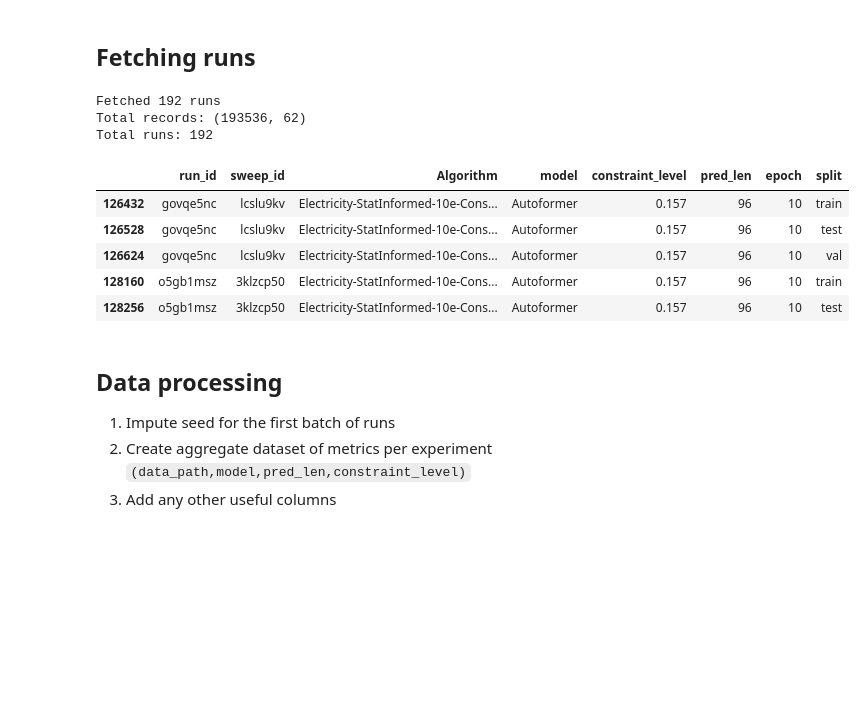
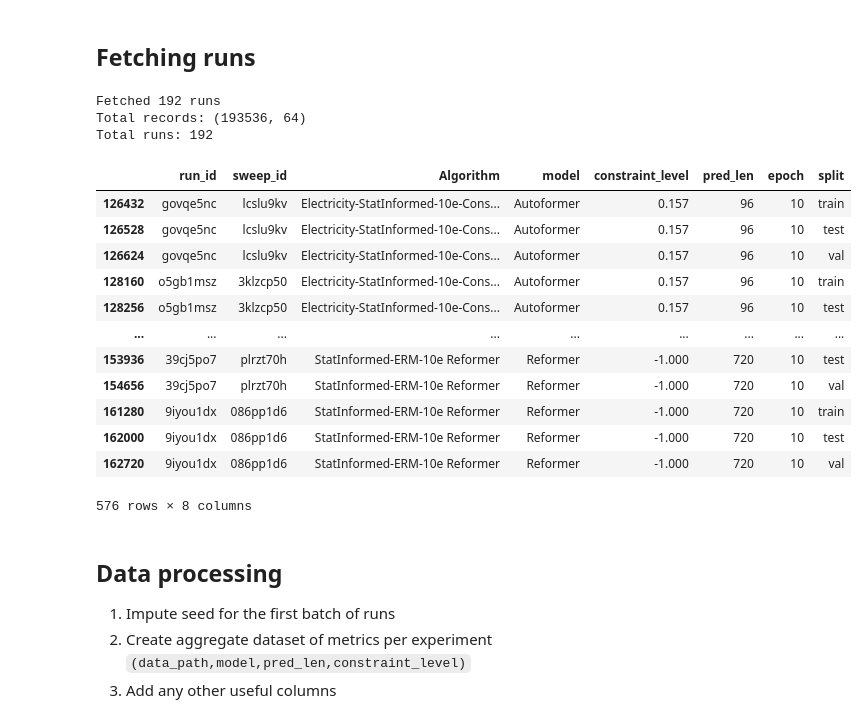
Before and after one commit to thuml/Autoformer, a Jupyter notebook: 2023-09-06 12 - Tables and plots for paper.ipynb, the cells around one changed output. Drawn from its saved outputs; the diff is of its cells as text; code cells hidden in the pictures; blank space fills up the shorter version.

```diff
--- a/2023-09-06 12 - Tables and plots for paper.ipynb
+++ b/2023-09-06 12 - Tables and plots for paper.ipynb
@@ -34,6 +34,12 @@ runs = api.runs(f"{workspace}/{project}",
                     {"state": "finished"}
                 ]})
 
+def tag_experiment(run):
+    for tag in experiment_tags:
+        if tag in run.tags:
+            return tag
+    return ''
+
 all_runs = []
 run_counter = 0
 for run in tqdm(runs):
@@ -50,6 +56,8 @@ for run in tqdm(runs):
                 run_dict["step"]=i
                 run_dict["epoch"]=run.summary["epoch"]
                 run_dict["infeasible_rate"]=run.summary[f"infeasible_rate/{split}"]
+                run_dict["infeasibles"]=run.summary[f"infeasibles/{split}"]
+                run_dict[f"multiplier"] = run.summary[f"multiplier/{i}"] if split == "train" else np.nan
                 run_dict["split"] = split
                 run_dict["run_id"] = run.id
                 # Get either Constrained/ or ERM/ from the run name, then append model name.
@@ -58,6 +66,9 @@ for run in tqdm(runs):
                 run_dict["Algorithm"] = f"{run.name.split('/')[0]} {run.config['model']}"
                 run_dict["sweep_id"] = run.sweep.id
                 #print("Algorithm", run_dict["Algorithm"])
+
+                # Get the experiment tag
+                run_dict["experiment_tag"] = tag_experiment(run)
 
                 # To better plot constrained vs ERM
                 #TODO this is a hack while I consolidate the tags.
@@ -70,19 +81,25 @@ print(f"Total records: {(df.shape)}")
 print(f"Total runs: {df.run_id.nunique()}")
 # %% [output]
 Fetched 192 runs
-Total records: (193536, 62)
+Total records: (193536, 64)
 Total runs: 192
 # %%
 df[['run_id',"sweep_id",'Algorithm','model','constraint_level','pred_len','epoch',"split"]] \
-    .drop_duplicates().sort_values(["pred_len",'Algorithm','model',"constraint_level"]) \
-    .head()
+    .drop_duplicates().sort_values(["pred_len",'Algorithm','model',"constraint_level"])
 # %% [output]
 |  | run_id | sweep_id | Algorithm | model | constraint_level | pred_len | epoch | split |
 | 126432 | govqe5nc | lcslu9kv | Electricity-StatInformed-10e-Cons... | Autoformer | 0.157 | 96 | 10 | train |
 | 126528 | govqe5nc | lcslu9kv | Electricity-StatInformed-10e-Cons... | Autoformer | 0.157 | 96 | 10 | test |
 | 126624 | govqe5nc | lcslu9kv | Electricity-StatInformed-10e-Cons... | Autoformer | 0.157 | 96 | 10 | val |
 | 128160 | o5gb1msz | 3klzcp50 | Electricity-StatInformed-10e-Cons... | Autoformer | 0.157 | 96 | 10 | train |
 | 128256 | o5gb1msz | 3klzcp50 | Electricity-StatInformed-10e-Cons... | Autoformer | 0.157 | 96 | 10 | test |
+| ... | ... | ... | ... | ... | ... | ... | ... | ... |
+| 153936 | 39cj5po7 | plrzt70h | StatInformed-ERM-10e Reformer | Reformer | -1.000 | 720 | 10 | test |
+| 154656 | 39cj5po7 | plrzt70h | StatInformed-ERM-10e Reformer | Reformer | -1.000 | 720 | 10 | val |
+| 161280 | 9iyou1dx | 086pp1d6 | StatInformed-ERM-10e Reformer | Reformer | -1.000 | 720 | 10 | train |
+| 162000 | 9iyou1dx | 086pp1d6 | StatInformed-ERM-10e Reformer | Reformer | -1.000 | 720 | 10 | test |
+| 162720 | 9iyou1dx | 086pp1d6 | StatInformed-ERM-10e Reformer | Reformer | -1.000 | 720 | 10 | val |
+576 rows × 8 columns
 # %% [markdown]
 ## Data processing
 1. Impute seed for the first batch of runs
```
Also changed, not shown: parts of 25 cells of this notebook.
